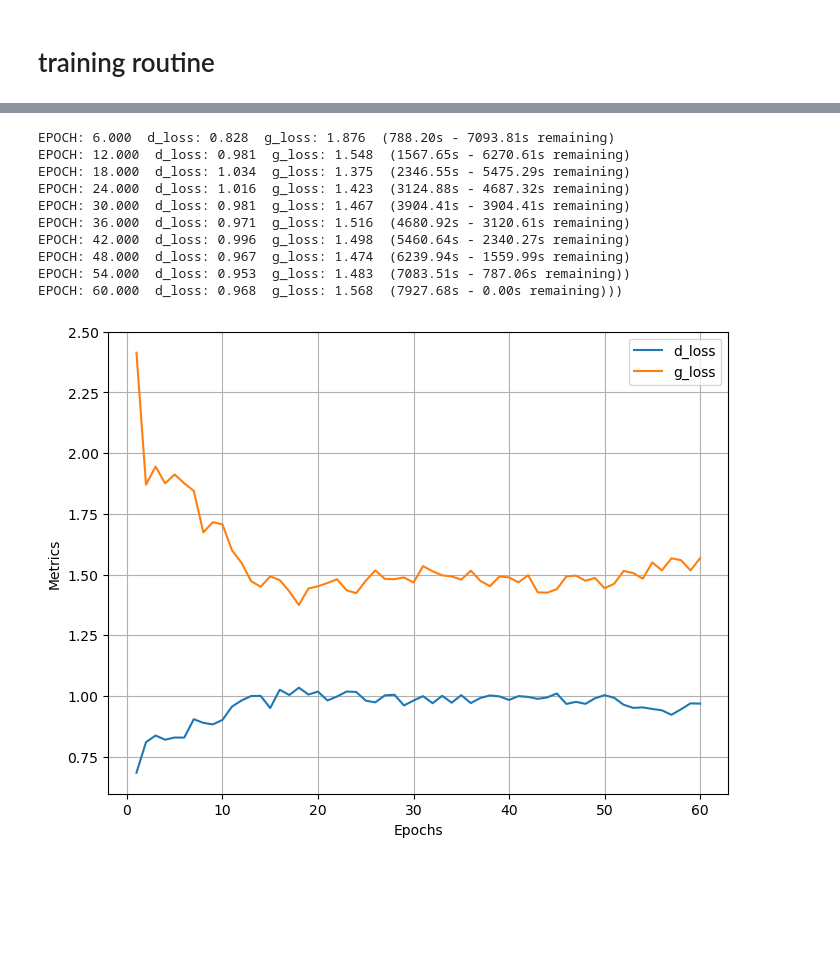
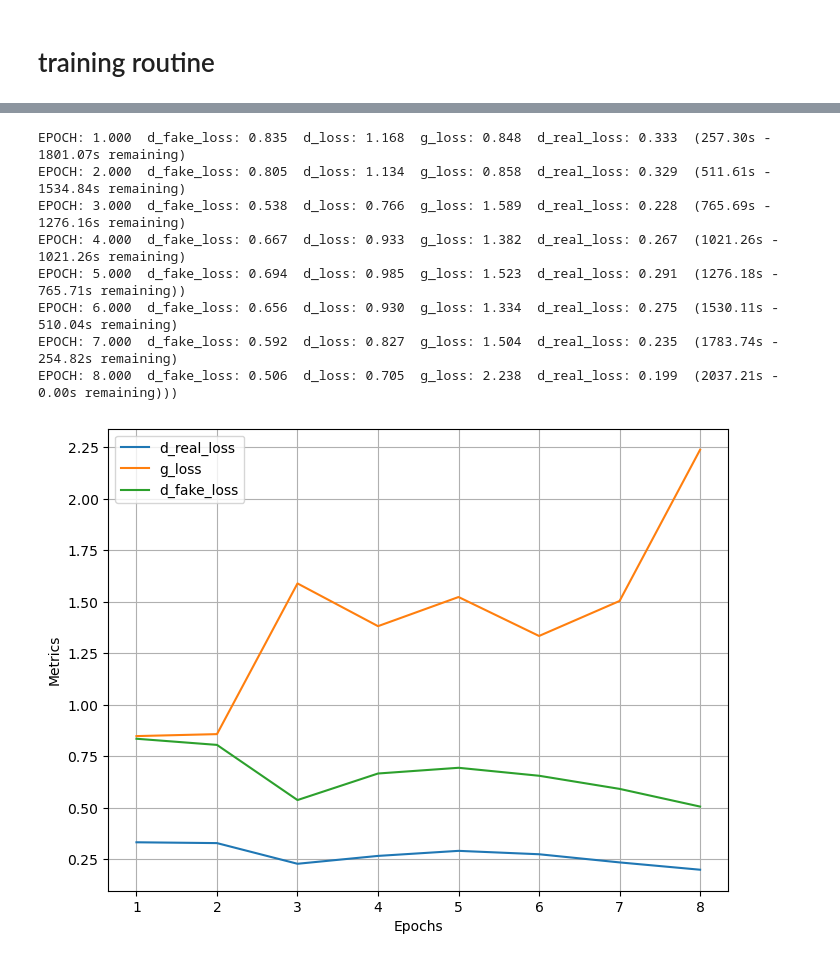
Before and after one commit to ZheRao/COCO-GAN, a Jupyter notebook: generator_GAN.ipynb, the cells around one changed output, grey strips where cells are left out. Cells and saved outputs as stored; diff of their text form; code cells hidden in the pictures; blank space fills up the shorter version.

Commit message:
training COCO-GAN

```diff
--- a/generator_GAN.ipynb
+++ b/generator_GAN.ipynb
@@ -233,8 +67,8 @@ train_dataloader = DataLoader(train_dataset,batch_size=batch_size,sampler=train_
 # %%
 from torch_snippets import *
 # %%
-device = 'cuda' if torch.cuda.is_available() else 'cpu'
-model_name = "deep_200M"
+
+model_name = "resnet_300M"
 if not os.path.exists(model_name):
     os.makedirs(model_name)
 # %%
@@ -244,10 +78,10 @@ def train_discriminator(discriminator, real_data, fake_data, loss_fn, optimizer)
     loss_real = loss_fn(pred_real, torch.ones((len(real_data),1)).to(device))
     pred_fake = discriminator(fake_data)
     loss_fake = loss_fn(pred_fake, torch.zeros((len(fake_data),1)).to(device))
-    loss_real.backward()
-    loss_fake.backward()
+    loss = loss_real * 2.5 + loss_fake
+    loss.backward()
     optimizer.step()
-    return loss_real + loss_fake
+    return loss_real, loss_fake
 # %%
 def train_generator(discriminator, fake_data, loss_fn, optimizer):
     optimizer.zero_grad()
@@ -297,0 +131,3 @@ EPOCH: 15.000  d_loss: 0.488  g_loss: 3.327  (1983.10s - 0.00s remaining)))
+# %%
+d_optimizer = torch.optim.AdamW(discriminator.parameters(),lr=2e-4)
+g_optimizer = torch.optim.AdamW(generator.parameters(),lr=8e-4)
@@ -337,48 +170,37 @@ EPOCH: 30.000  d_loss: 0.804  g_loss: 2.135  (3918.13s - 0.00s remaining)))
 # %%
-d_optimizer = torch.optim.AdamW(discriminator.parameters(),lr=5e-5)
-g_optimizer = torch.optim.AdamW(generator.parameters(),lr=1e-4)
+d_optimizer = torch.optim.AdamW(discriminator.parameters(),lr=2e-4)
+g_optimizer = torch.optim.AdamW(generator.parameters(),lr=6e-4)
 # %%
 N = len(train_dataloader)
 noise_dim = 2048
-best_g_loss = 1.5
-num_epochs = 60
-record = False
-count = 0
+num_epochs = 8
 log = Report(num_epochs)
 generator.to(device)
 discriminator.to(device)
 for epoch in range(num_epochs):
     for i, images in enumerate(train_dataloader):
         real_data = images.to(device)
-        fake_data = generator(noise_generator(device,batch_size,noise_dim).view(batch_size,noise_dim,1,1)).to(device)
+        fake_data = generator(noise_generator(device,batch_size,noise_dim)).to(device)
         fake_data = fake_data.detach()
-        d_loss = train_discriminator(discriminator,real_data,fake_data,
+        d_real, d_fake = train_discriminator(discriminator,real_data,fake_data,
                                      loss_fn,d_optimizer)
-        fake_data = generator(noise_generator(device,batch_size,noise_dim).view(batch_size,noise_dim,1,1)).to(device)
+        fake_data = generator(noise_generator(device,batch_size,noise_dim)).to(device)
         g_loss = train_generator(discriminator,fake_data,loss_fn,g_optimizer)
-        log.record(epoch+(1+i)/N, d_loss=d_loss.item(), g_loss=g_loss.item(),
+        log.record(epoch+(1+i)/N, g_loss=g_loss.item(), d_loss = d_real.item() + d_fake.item(),
+                   d_real_loss=d_real.item(), d_fake_loss=d_fake.item(),
                    end = '\r')
-        count += 1
-        if count >= 100:
-            record = True
-        if record == True and g_loss <= best_g_loss:
-            torch.save(generator.state_dict(),model_name+"/generator_best_"+str(round(g_loss.item(),2))+".pth")
-            best_g_loss = g_loss
-    if (epoch + 1) % 6 == 0:
-        torch.save(generator.state_dict(),model_name+"/generator_epoch"+str(epoch+1)+".pth")
-        torch.save(discriminator.state_dict(),model_name+"/discriminator_epoch"+str(epoch+1)+".pth")
-        log.report_avgs(epoch+1)
-log.plot_epochs(['d_loss','g_loss'])
+    log.report_avgs(epoch+1)
+torch.save(generator.state_dict(),model_name+"/generator.pth")
+torch.save(discriminator.state_dict(),model_name+"/discriminator.pth")
+log.plot_epochs(['d_real_loss','g_loss','d_fake_loss'])
 # %% [output]
-EPOCH: 6.000  d_loss: 0.828  g_loss: 1.876  (788.20s - 7093.81s remaining)
-EPOCH: 12.000  d_loss: 0.981  g_loss: 1.548  (1567.65s - 6270.61s remaining)
-EPOCH: 18.000  d_loss: 1.034  g_loss: 1.375  (2346.55s - 5475.29s remaining)
-EPOCH: 24.000  d_loss: 1.016  g_loss: 1.423  (3124.88s - 4687.32s remaining)
-EPOCH: 30.000  d_loss: 0.981  g_loss: 1.467  (3904.41s - 3904.41s remaining)
-EPOCH: 36.000  d_loss: 0.971  g_loss: 1.516  (4680.92s - 3120.61s remaining)
-EPOCH: 42.000  d_loss: 0.996  g_loss: 1.498  (5460.64s - 2340.27s remaining)
-EPOCH: 48.000  d_loss: 0.967  g_loss: 1.474  (6239.94s - 1559.99s remaining)
-EPOCH: 54.000  d_loss: 0.953  g_loss: 1.483  (7083.51s - 787.06s remaining))
-EPOCH: 60.000  d_loss: 0.968  g_loss: 1.568  (7927.68s - 0.00s remaining)))
+EPOCH: 1.000  d_fake_loss: 0.835  d_loss: 1.168  g_loss: 0.848  d_real_loss: 0.333  (257.30s - 1801.07s remaining)
+EPOCH: 2.000  d_fake_loss: 0.805  d_loss: 1.134  g_loss: 0.858  d_real_loss: 0.329  (511.61s - 1534.84s remaining)
+EPOCH: 3.000  d_fake_loss: 0.538  d_loss: 0.766  g_loss: 1.589  d_real_loss: 0.228  (765.69s - 1276.16s remaining)
+EPOCH: 4.000  d_fake_loss: 0.667  d_loss: 0.933  g_loss: 1.382  d_real_loss: 0.267  (1021.26s - 1021.26s remaining)
+EPOCH: 5.000  d_fake_loss: 0.694  d_loss: 0.985  g_loss: 1.523  d_real_loss: 0.291  (1276.18s - 765.71s remaining))
+EPOCH: 6.000  d_fake_loss: 0.656  d_loss: 0.930  g_loss: 1.334  d_real_loss: 0.275  (1530.11s - 510.04s remaining)
+EPOCH: 7.000  d_fake_loss: 0.592  d_loss: 0.827  g_loss: 1.504  d_real_loss: 0.235  (1783.74s - 254.82s remaining)
+EPOCH: 8.000  d_fake_loss: 0.506  d_loss: 0.705  g_loss: 2.238  d_real_loss: 0.199  (2037.21s - 0.00s remaining)))
-[figure, old version]
+[figure, new version]
 # %%
```
Also changed, not shown: parts of 27 cells of this notebook.
